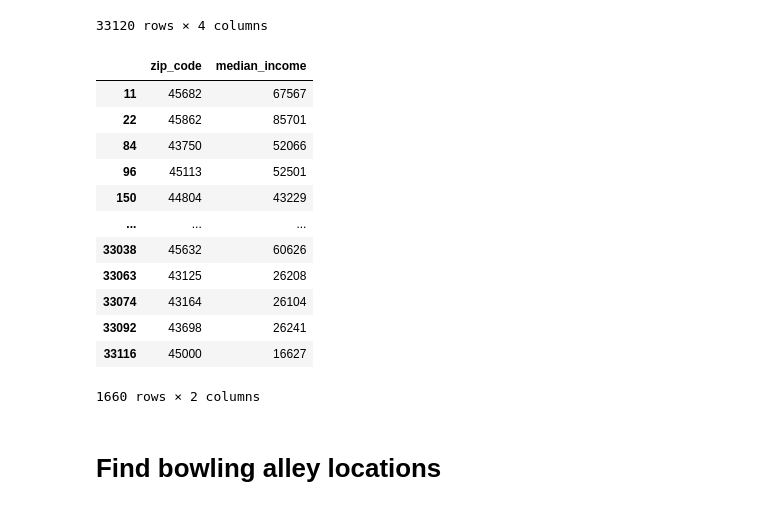
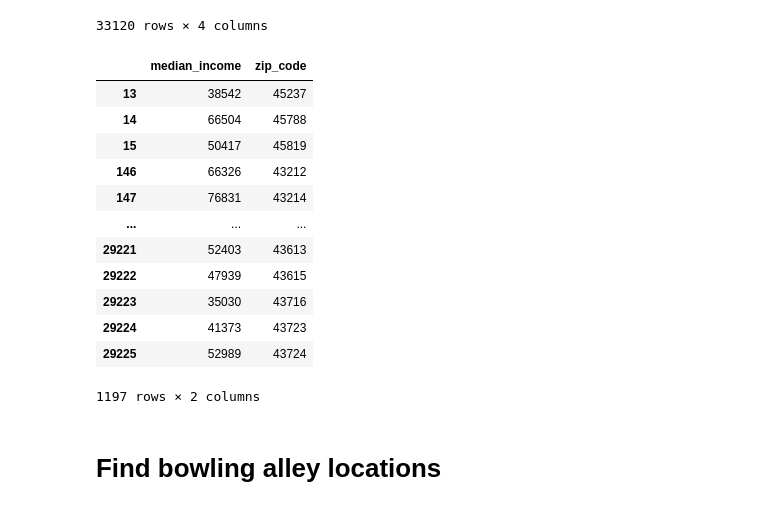
Before and after one commit to jgroeschen/Cinci-HS-Bowling-Stats, a Jupyter notebook: data_gathering/bowling_stats.ipynb, the cells around one changed output. Saved outputs shown, nothing was run; the diff lists cells and outputs as text; code cells hidden in the pictures.

Commit message:
Fixed median income (switched columns)

```diff
--- a/data_gathering/bowling_stats.ipynb
+++ b/data_gathering/bowling_stats.ipynb
@@ -479,7 +460,7 @@ df_school_locations.to_csv('school_locations.csv')
 # %% [markdown]
 # Find median income data
 # %%
-median_raw = requests.get('https://api.census.gov/data/2020/acs/acs5/subject?get=NAME,S1903_C03_001E&for=zip%20code%20tabulation%20area:*').content
+median_raw = requests.get('https://api.census.gov/data/2020/acs/acs5/subject?get=NAME,S1903_C03_001E&for=zip%20code%20tabulation%20area:*', headers=headers).content
 # %%
 # Request returned as bytes
 df_median_income = pd.read_csv(BytesIO(median_raw))
@@ -501,26 +482,26 @@ df_median_income
 # %%
 # Fix messy conversion to DataFrame
 df_median_income.drop(df_median_income.columns[[0, 3]], axis=1, inplace=True)
-df_median_income.set_axis(['zip_code', 'median_income'], axis=1, inplace=True)
-df_median_income['median_income'] = df_median_income['median_income'].apply(lambda x: x.replace(']',''))
+df_median_income.set_axis(['median_income', 'zip_code'], axis=1, inplace=True)
+df_median_income['zip_code'] = df_median_income['zip_code'].apply(lambda x: x.replace(']',''))
 df_median_income = df_median_income.astype('int32')
 # Remove codes outside of Ohio
 df_median_income = df_median_income.loc[df_median_income['zip_code'].between(42999, 46000)]
 df_median_income
 # %% [output]
-|  | zip_code | median_income |
-| 11 | 45682 | 67567 |
-| 22 | 45862 | 85701 |
-| 84 | 43750 | 52066 |
-| 96 | 45113 | 52501 |
-| 150 | 44804 | 43229 |
+|  | median_income | zip_code |
+| 13 | 38542 | 45237 |
+| 14 | 66504 | 45788 |
+| 15 | 50417 | 45819 |
+| 146 | 66326 | 43212 |
+| 147 | 76831 | 43214 |
 | ... | ... | ... |
-| 33038 | 45632 | 60626 |
-| 33063 | 43125 | 26208 |
-| 33074 | 43164 | 26104 |
-| 33092 | 43698 | 26241 |
-| 33116 | 45000 | 16627 |
+| 29221 | 52403 | 43613 |
+| 29222 | 47939 | 43615 |
+| 29223 | 35030 | 43716 |
+| 29224 | 41373 | 43723 |
+| 29225 | 52989 | 43724 |
-1660 rows × 2 columns
+1197 rows × 2 columns
 # %%
 df_median_income.to_csv('median_income_by_zip.csv')
 # %% [markdown]
```
Also changed, not shown: parts of 27 cells of this notebook.
